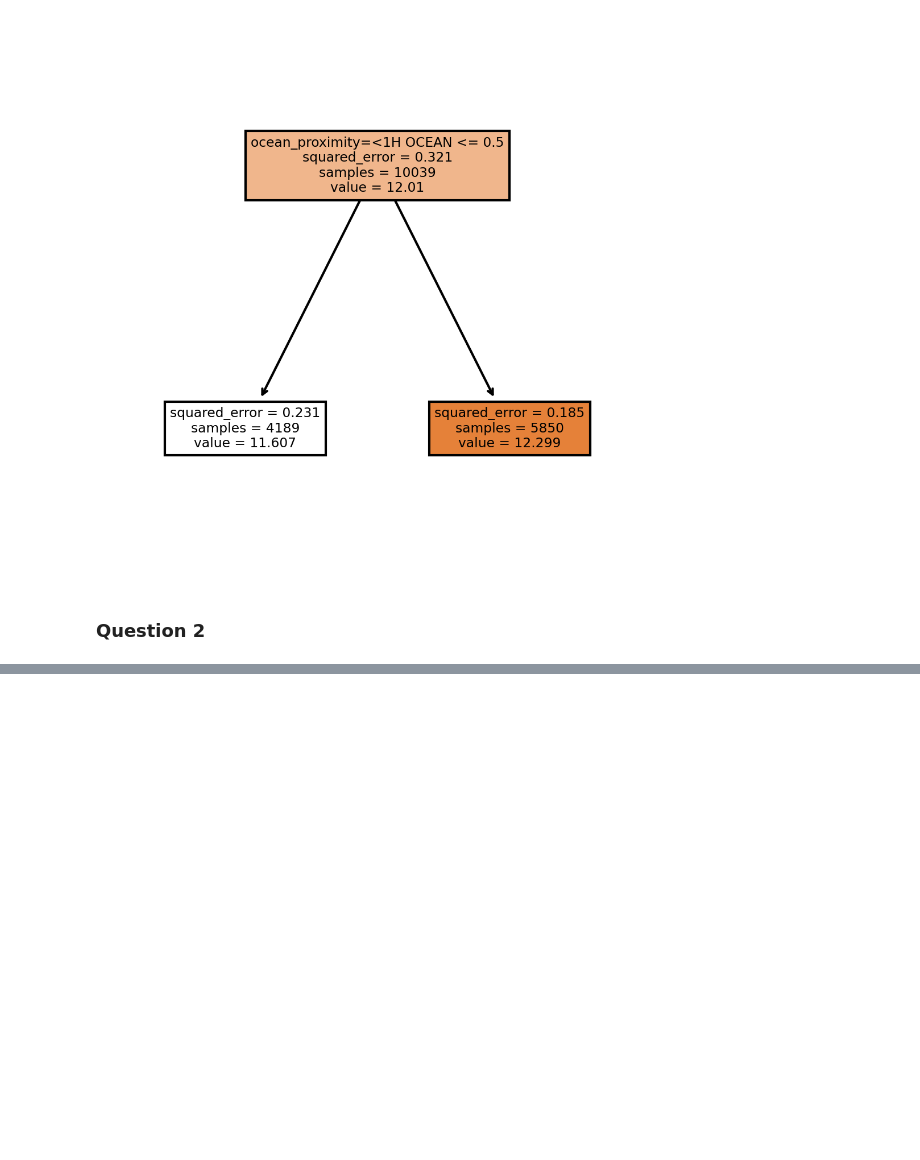
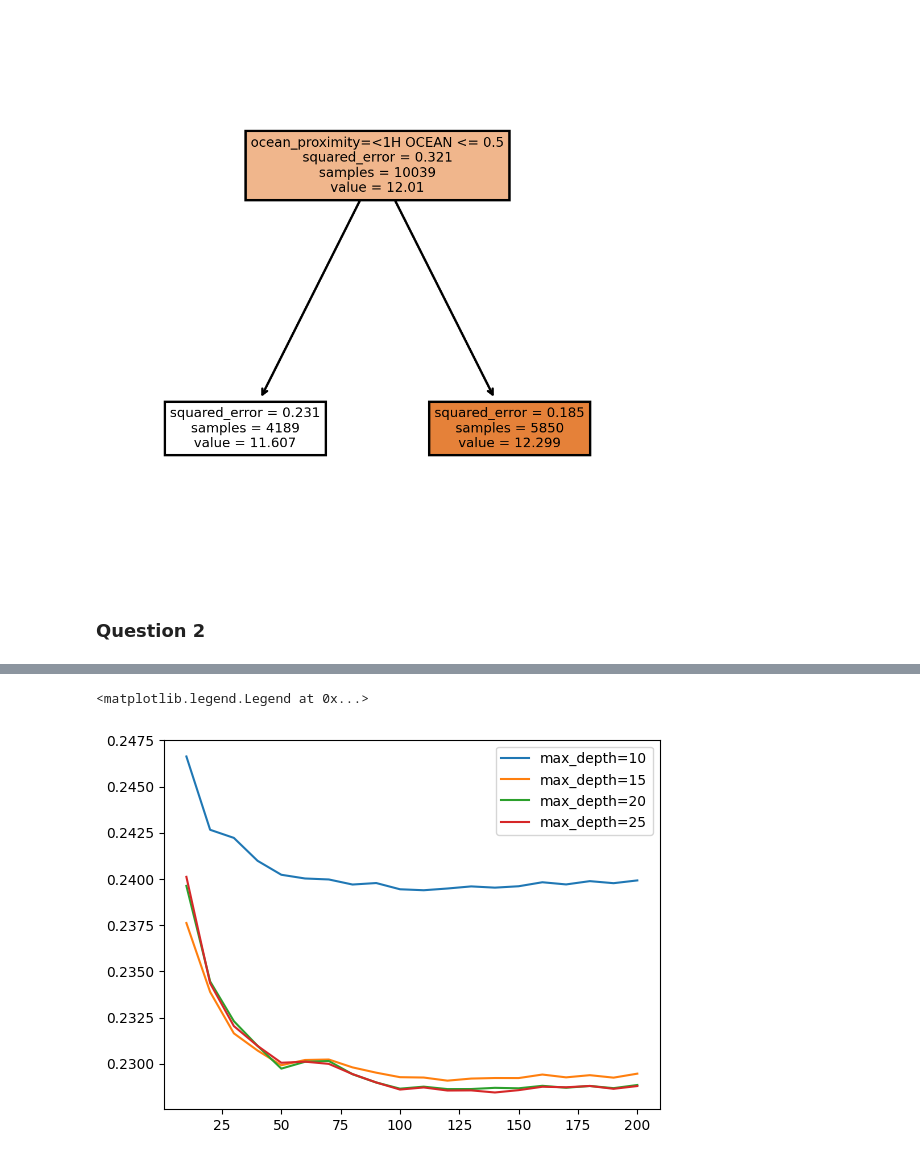
Before and after one commit to puntoronto/MachineLearningZoomCamp_puntoronto, a Jupyter notebook: ML_Zoomcamp/Week6-Homework.ipynb, the cells around one changed output, grey strips where cells are left out. Cells and saved outputs as stored; diff of their text form; code cells hidden in the pictures; blank space fills up the shorter version.

```diff
--- a/ML_Zoomcamp/Week6-Homework.ipynb
+++ b/ML_Zoomcamp/Week6-Homework.ipynb
@@ -131,0 +143,26 @@ RMSE = 0.23817740383441022
+# %%
+scores = []
+
+for depth in [10, 15, 20, 25]:
+    for n in range(10, 201, 10):
+        rf = RandomForestRegressor(n_estimators=n,
+                                   max_depth=depth,
+                                   random_state=1)
+        rf.fit(X_train, y_train)
+
+        y_pred_val = rf.predict(X_val)
+        rmse = np.sqrt(MSE(y_val, y_pred_val))
+
+        scores.append((depth, n, rmse))
+# %%
+df_scores = pd.DataFrame(scores, columns=['max_depth', 'n_estimators', 'rmse'])
+
+for depth in [10, 15, 20, 25]:
+    df_subset = df_scores[df_scores.max_depth == depth]
+    plt.plot(df_subset.n_estimators, df_subset.rmse,
+             label='max_depth=%d' % depth)
+
+plt.legend()
+# %% [output]
+<matplotlib.legend.Legend at 0x...>
+[figure, added]
```
Also changed, not shown: parts of 10 cells of this notebook.
